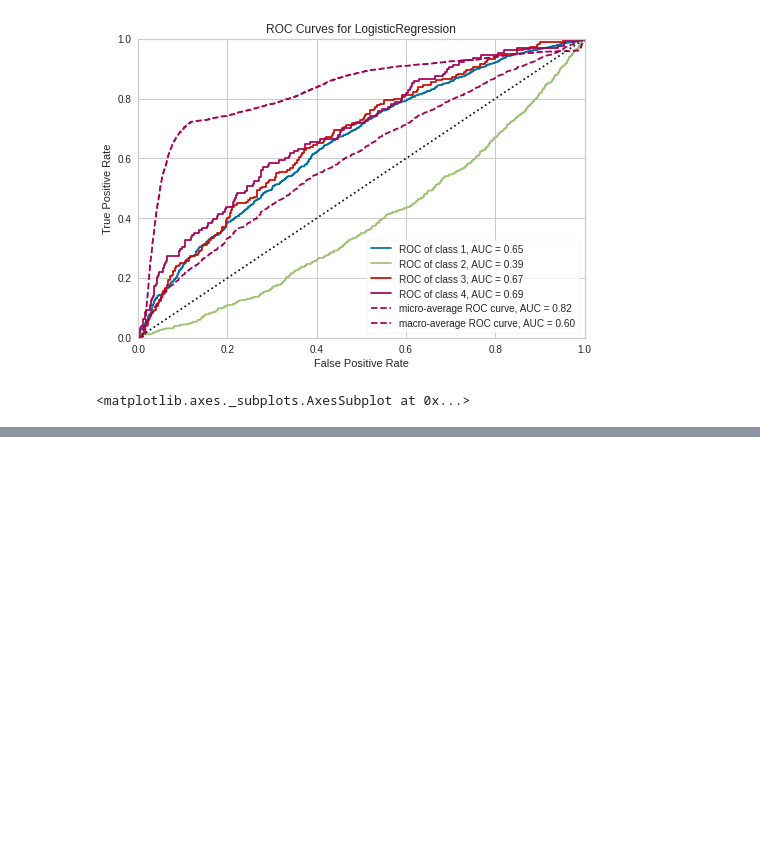
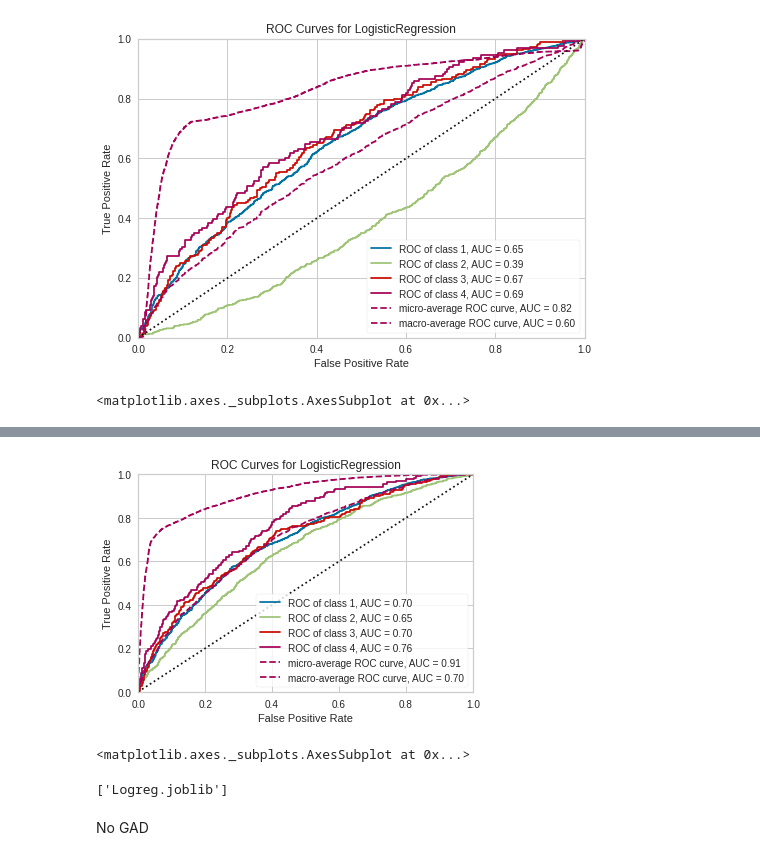
Before and after one commit to ifrancke/CS254-Final, a Jupyter notebook: Logistic_Regression.ipynb, the cells around one changed output, grey strips where cells are left out. Drawn from its saved outputs; the diff is of its cells as text; code cells hidden in the pictures; blank space fills up the shorter version.

```diff
--- a/Logistic_Regression.ipynb
+++ b/Logistic_Regression.ipynb
@@ -93,0 +184,3 @@ visualizer.show()
+# %%
+logreg = LogisticRegression(penalty = 'elasticnet', class_weight='balanced', multi_class='ovr', solver='saga', l1_ratio=0.5)
+logreg.fit(X_train_reduced,y_train)
@@ -93,0 +203,8 @@ visualizer.show()
+# %%
+visualizer = ROCAUC(logreg)
+visualizer.fit(X_train_reduced, y_train)
+visualizer.score(X_test_reduced, y_test)
+visualizer.show()
+# %% [output]
+[figure, added]
+<matplotlib.axes._subplots.AxesSubplot at 0x...>
@@ -93,0 +213,6 @@ visualizer.show()
+# %%
+dump(logreg, 'Logreg.joblib')
+# %% [output]
+['Logreg.joblib']
+# %% [markdown]
+No GAD
```
Also changed, not shown: parts of 36 cells of this notebook, 2 other files.
